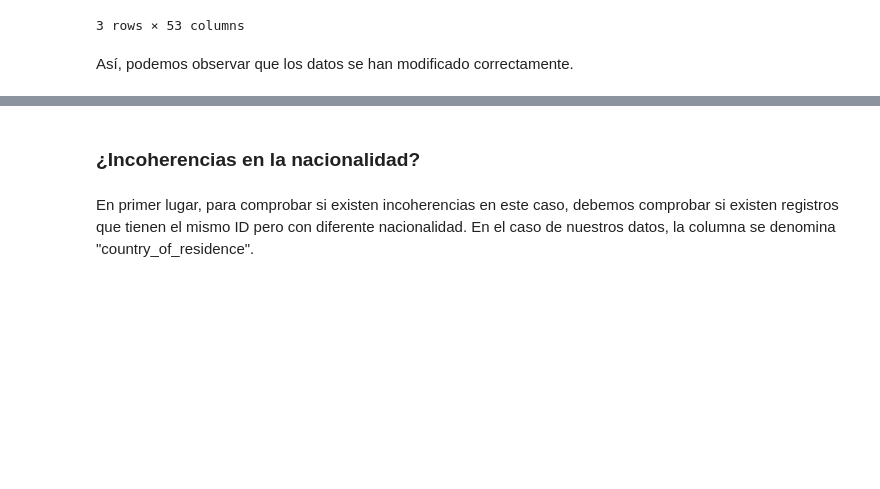
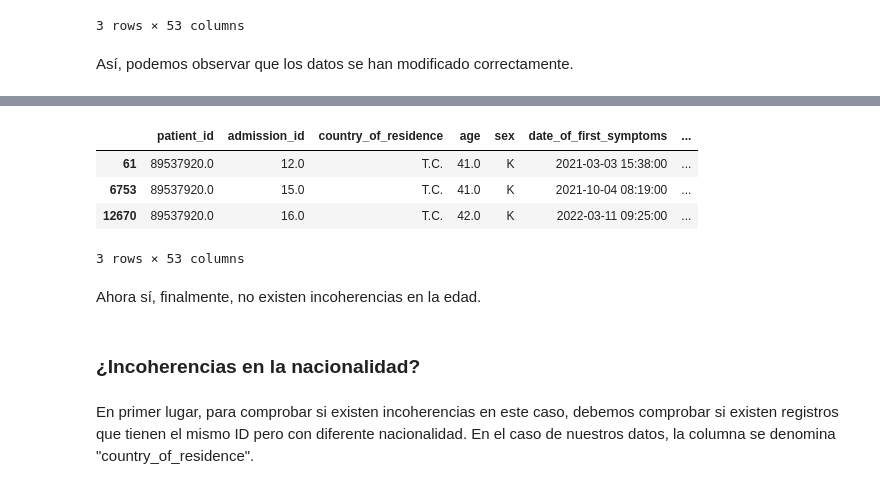
Before and after one commit to javipzv/hospital-data-analysis-and-prediction, a Jupyter notebook: preprocessing_data2.ipynb, the cells around one changed output, grey strips where cells are left out. Saved outputs shown, nothing was run; the diff lists cells and outputs as text; code cells hidden in the pictures; blank space fills up the shorter version.

```diff
--- a/preprocessing_data2.ipynb
+++ b/preprocessing_data2.ipynb
@@ -149,3 +215,17 @@ Así, podemos observar que los datos se han modificado correctamente.
+# %%
+data2.loc[(data2['patient_id'] == 89537920) & (data2['date_of_first_symptoms'] == '2022-03-11 09:25:00'), 'age'] = 42
+data2.loc[(data2['patient_id'] == 88567155) & (data2['date_of_first_symptoms'] == '2022-03-01 07:57:00'), 'age'] = 52
+data2.loc[(data2['patient_id'] == 81365404) & (data2['date_of_first_symptoms'] == '2022-03-05 13:13:00'), 'age'] = 31
+# %%
+data2[data2['patient_id'] == 89537920]
+# %% [output]
+|  | patient_id | admission_id | country_of_residence | age | sex | date_of_first_symptoms | ... |
+| 61 | 89537920.0 | 12.0 | T.C. | 41.0 | K | 2021-03-03 15:38:00 | ... |
+| 6753 | 89537920.0 | 15.0 | T.C. | 41.0 | K | 2021-10-04 08:19:00 | ... |
+| 12670 | 89537920.0 | 16.0 | T.C. | 42.0 | K | 2022-03-11 09:25:00 | ... |
+3 rows × 53 columns
+# %% [markdown]
+Ahora sí, finalmente, no existen incoherencias en la edad.
 # %% [markdown]
 ### ¿Incoherencias en la nacionalidad?
 # %% [markdown]
```
Also changed, not shown: parts of 37 cells of this notebook.
